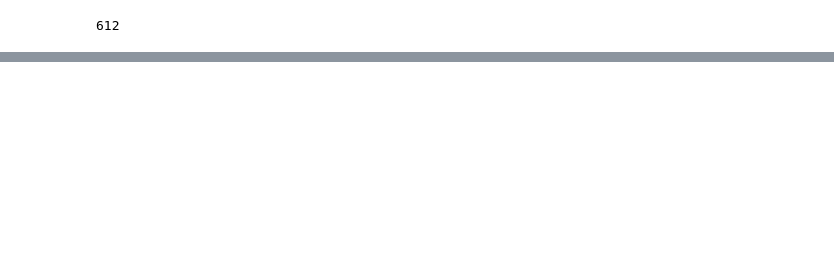
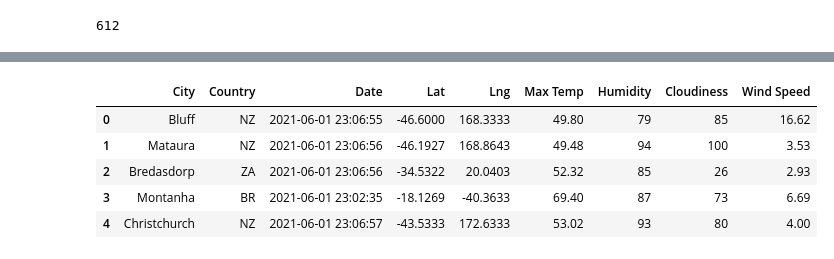
Before and after one commit to racheltsuchiyama/World_Weather_Analysis, a Jupyter notebook: WeatherPy.ipynb, the cells around one changed output, grey strips where cells are left out. Drawn from its saved outputs; the diff is of its cells as text; code cells hidden in the pictures; blank space fills up the shorter version.

```diff
--- a/WeatherPy.ipynb
+++ b/WeatherPy.ipynb
@@ -28,0 +35,3 @@ len(cities)
+# %%
+# Build basic URL for OpenWeatherMap with weather_api_key
+url = "http://api.openweathermap.org/data/2.5/weather?units=Imperial&APPID=" + weather_api_key
@@ -28,0 +116,13 @@ len(cities)
+# %%
+# Convert the array of dictionaries to a Pandas DataFrame.
+city_data_df = pd.DataFrame(city_data)
+new_columns = ['City', 'Country', 'Date', 'Lat', 'Lng', 'Max Temp', 'Humidity', 'Cloudiness', 'Wind Speed']
+city_data_df = city_data_df[new_columns]
+city_data_df.head()
+# %% [output]
+|  | City | Country | Date | Lat | Lng | Max Temp | Humidity | Cloudiness | Wind Speed |
+| 0 | Bluff | NZ | 2021-06-01 23:06:55 | -46.6000 | 168.3333 | 49.80 | 79 | 85 | 16.62 |
+| 1 | Mataura | NZ | 2021-06-01 23:06:56 | -46.1927 | 168.8643 | 49.48 | 94 | 100 | 3.53 |
+| 2 | Bredasdorp | ZA | 2021-06-01 23:06:56 | -34.5322 | 20.0403 | 52.32 | 85 | 26 | 2.93 |
+| 3 | Montanha | BR | 2021-06-01 23:02:35 | -18.1269 | -40.3633 | 69.40 | 87 | 73 | 6.69 |
+| 4 | Christchurch | NZ | 2021-06-01 23:06:57 | -43.5333 | 172.6333 | 53.02 | 93 | 80 | 4.00 |
```
Also changed, not shown: parts of 4 cells of this notebook, 2 other files.
